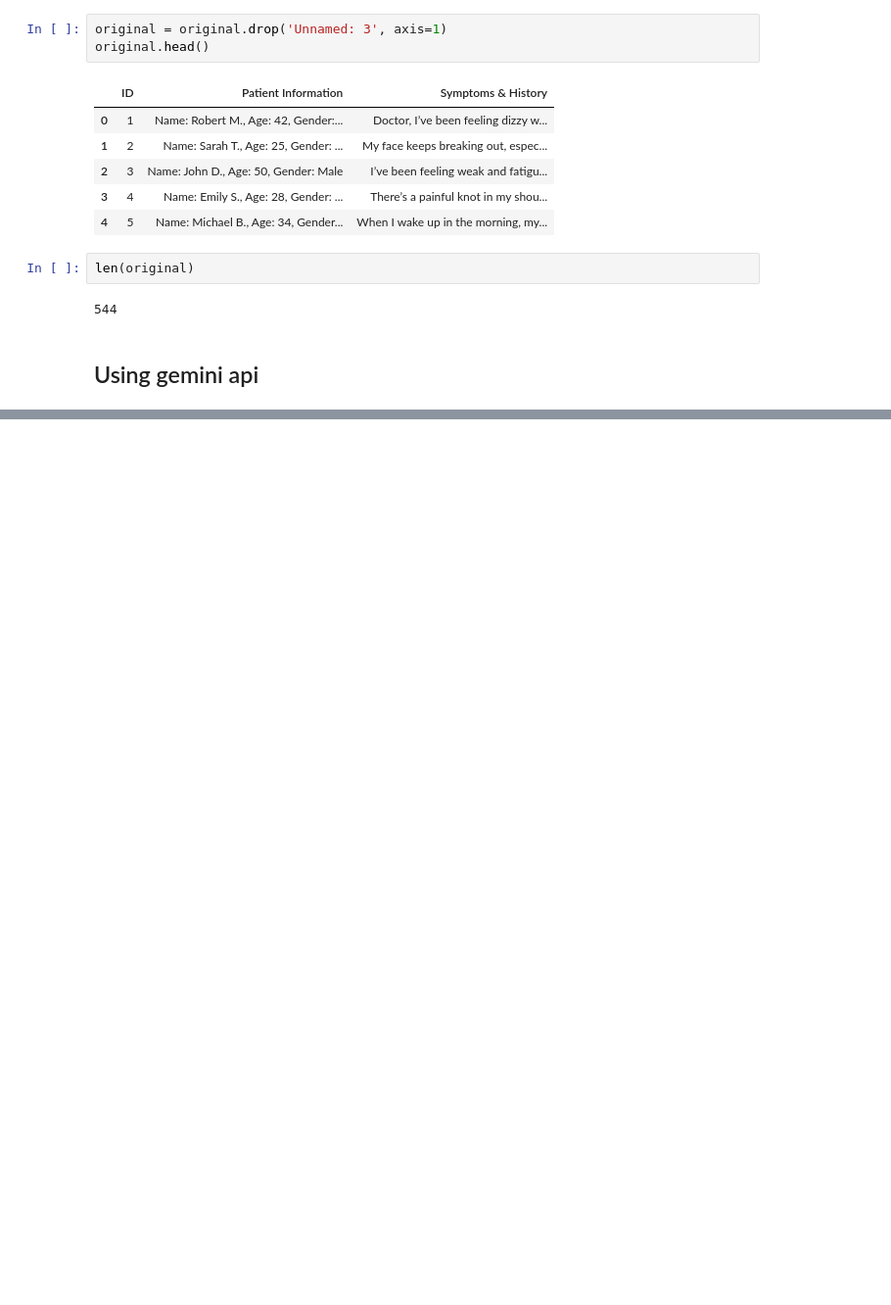
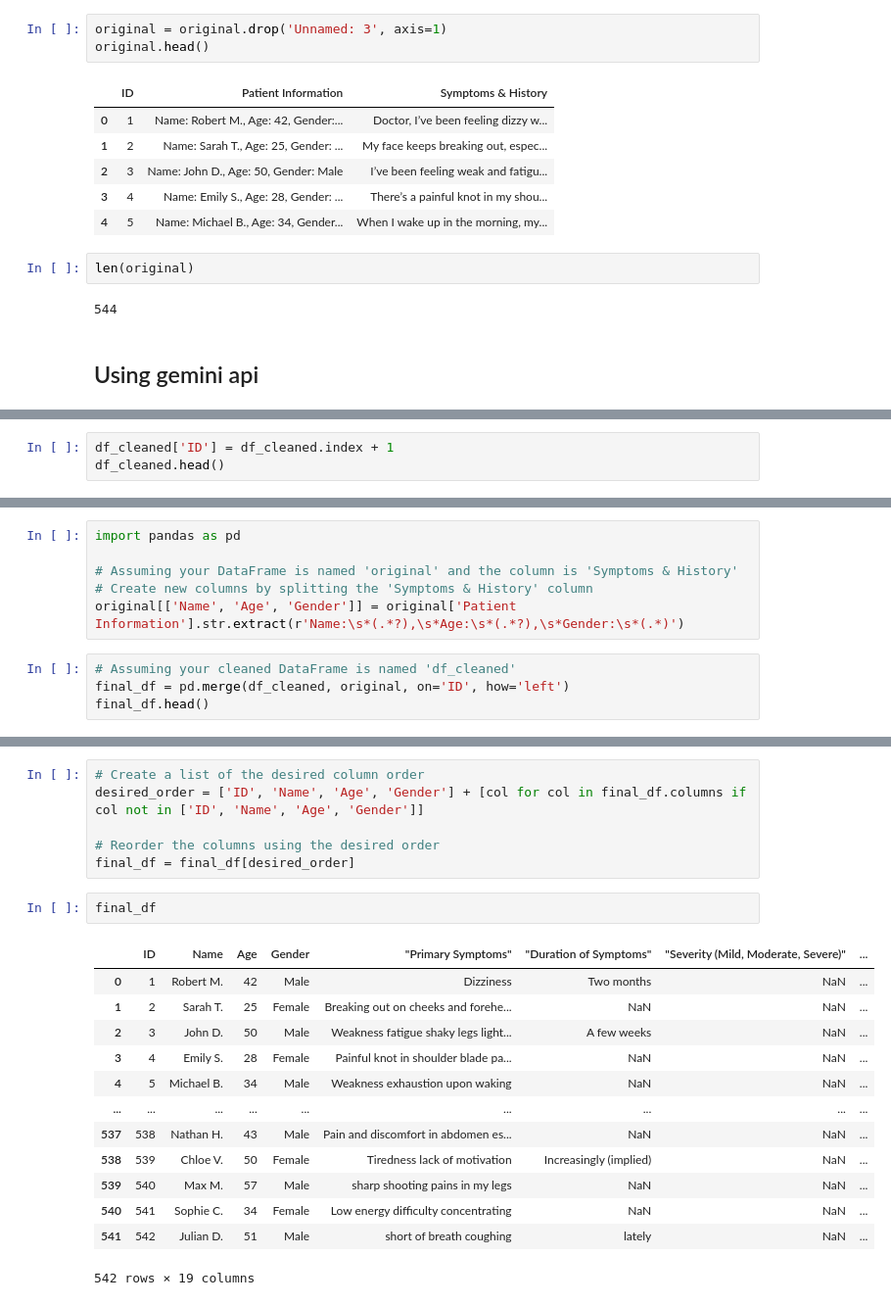
Before and after one commit to KarthikeyanBaskaran/voice_to_form, a Jupyter notebook: Healthcare_Dataset.ipynb, the cells around one changed output, grey strips where cells are left out. Shown at 98% size. Cells and saved outputs as stored; diff of their text form; blank space fills up the shorter version.

```diff
--- a/Healthcare_Dataset.ipynb
+++ b/Healthcare_Dataset.ipynb
@@ -243,0 +279,3 @@ df.tail()
+# %%
+df_cleaned['ID'] = df_cleaned.index + 1
+df_cleaned.head()
@@ -243,0 +289,10 @@ df.tail()
+# %%
+import pandas as pd
+
+# Assuming your DataFrame is named 'original' and the column is 'Symptoms & History'
+# Create new columns by splitting the 'Symptoms & History' column
+original[['Name', 'Age', 'Gender']] = original['Patient Information'].str.extract(r'Name:\s*(.*?),\s*Age:\s*(.*?),\s*Gender:\s*(.*)')
+# %%
+# Assuming your cleaned DataFrame is named 'df_cleaned'
+final_df = pd.merge(df_cleaned, original, on='ID', how='left')
+final_df.head()
@@ -243,0 +306,22 @@ df.tail()
+# %%
+# Create a list of the desired column order
+desired_order = ['ID', 'Name', 'Age', 'Gender'] + [col for col in final_df.columns if col not in ['ID', 'Name', 'Age', 'Gender']]
+
+# Reorder the columns using the desired order
+final_df = final_df[desired_order]
+# %%
+final_df
+# %% [output]
+|  | ID | Name | Age | Gender | "Primary Symptoms" | "Duration of Symptoms" | "Severity (Mild, Moderate, Severe)" | ... |
+| 0 | 1 | Robert M. | 42 | Male | Dizziness | Two months | NaN | ... |
+| 1 | 2 | Sarah T. | 25 | Female | Breaking out on cheeks and forehe... | NaN | NaN | ... |
+| 2 | 3 | John D. | 50 | Male | Weakness fatigue shaky legs light... | A few weeks | NaN | ... |
+| 3 | 4 | Emily S. | 28 | Female | Painful knot in shoulder blade pa... | NaN | NaN | ... |
+| 4 | 5 | Michael B. | 34 | Male | Weakness exhaustion upon waking | NaN | NaN | ... |
+| ... | ... | ... | ... | ... | ... | ... | ... | ... |
+| 537 | 538 | Nathan H. | 43 | Male | Pain and discomfort in abdomen es... | NaN | NaN | ... |
+| 538 | 539 | Chloe V. | 50 | Female | Tiredness lack of motivation | Increasingly (implied) | NaN | ... |
+| 539 | 540 | Max M. | 57 | Male | sharp shooting pains in my legs | NaN | NaN | ... |
+| 540 | 541 | Sophie C. | 34 | Female | Low energy difficulty concentrating | NaN | NaN | ... |
+| 541 | 542 | Julian D. | 51 | Male | short of breath coughing | lately | NaN | ... |
+542 rows × 19 columns
```
Also changed, not shown: parts of 13 cells of this notebook.
